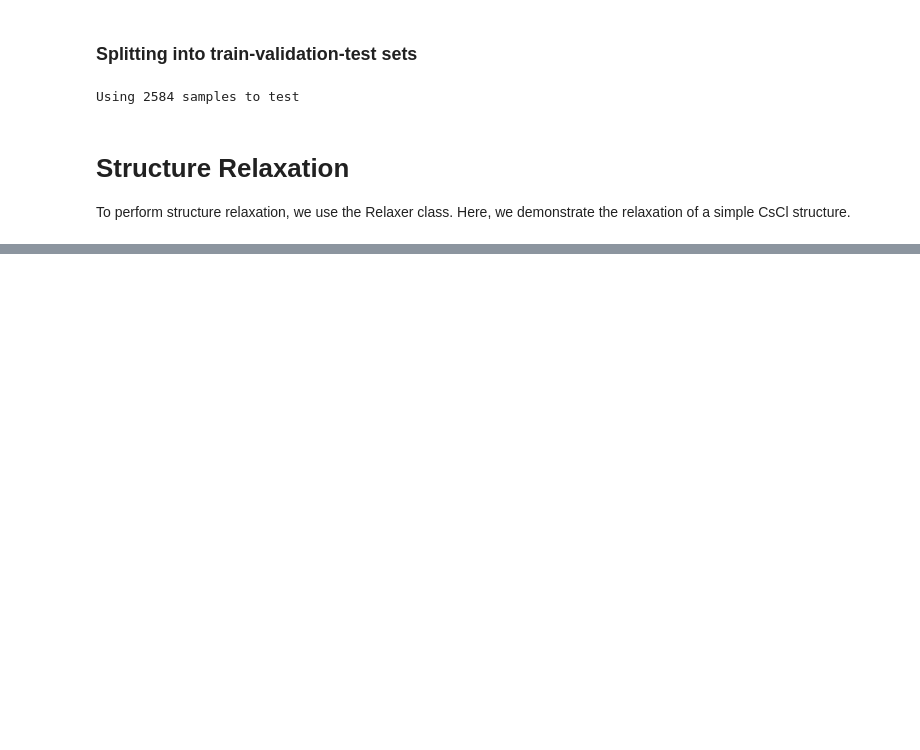
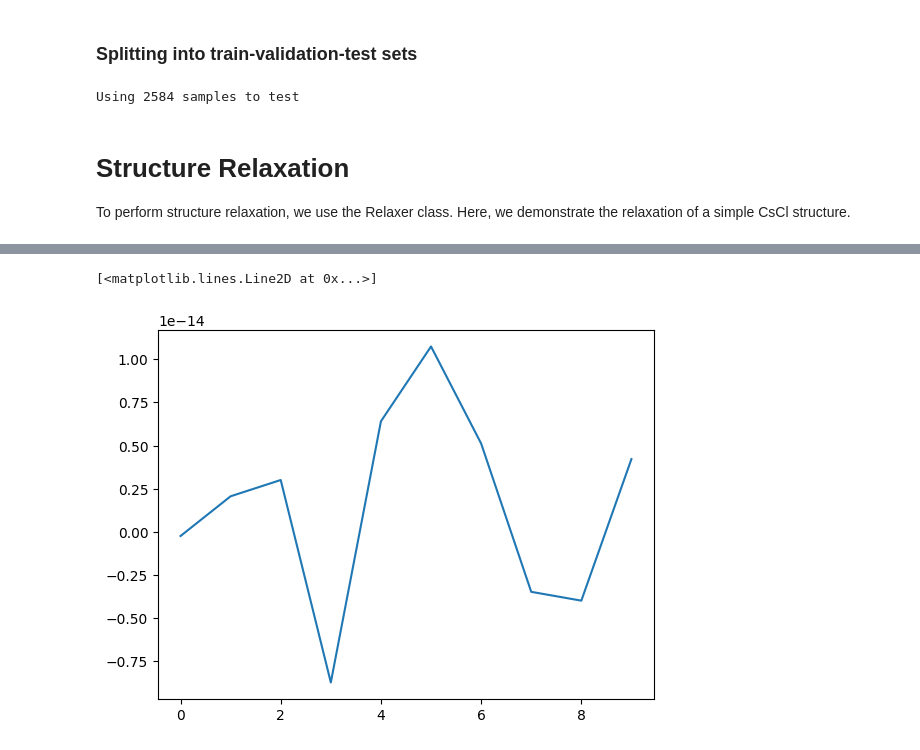
Before and after one commit to CibranLopez/m3gnet, a Jupyter notebook: validate_IAP_fine-tuning.ipynb, the cells around one changed output, grey strips where cells are left out. Drawn from its saved outputs; the diff is of its cells as text; code cells hidden in the pictures; blank space fills up the shorter version.

```diff
--- a/validate_IAP_fine-tuning.ipynb
+++ b/validate_IAP_fine-tuning.ipynb
@@ -189,0 +206,5 @@ for column_name in unique_colums:
+# %%
+plt.plot(accuracies)
+# %% [output]
+[<matplotlib.lines.Line2D at 0x...>]
+[figure, added]
```
Also changed, not shown: parts of 2 cells of this notebook, 1 other file.
